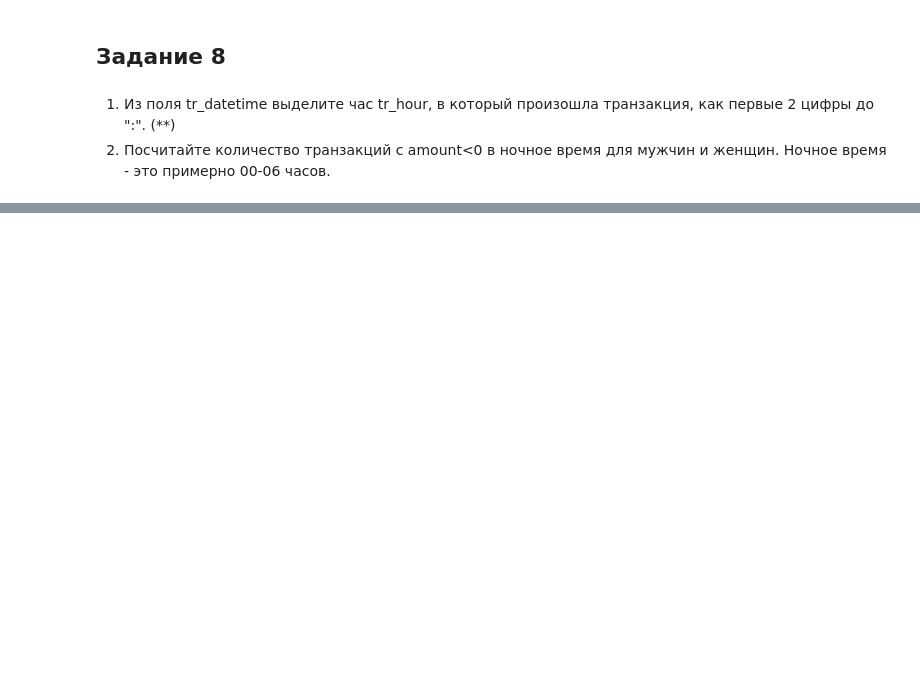
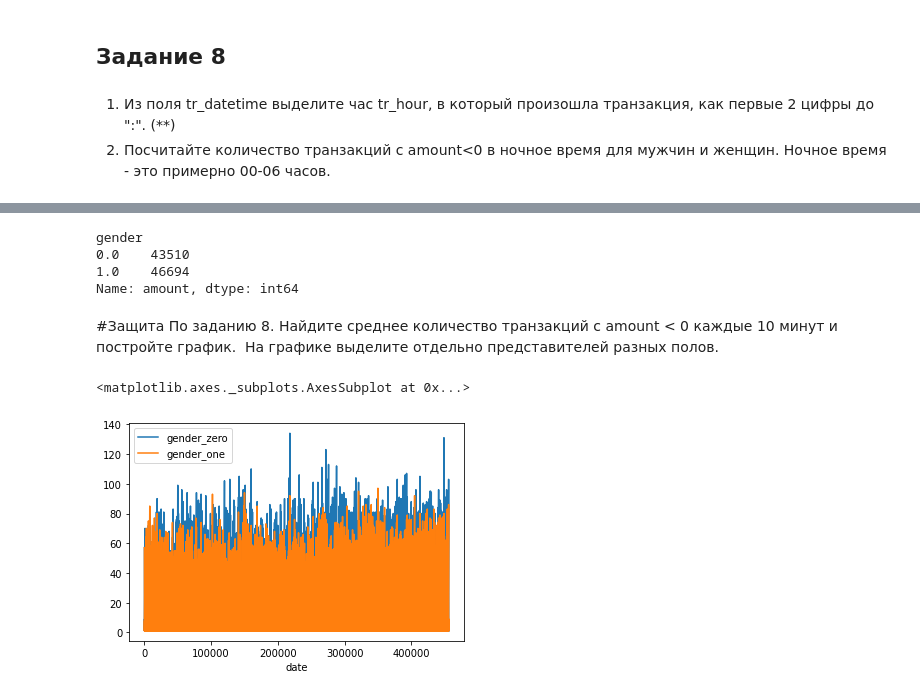
Before and after one commit to I-SER-I/I-SER-I-ITMO-ML-5-sem, a Jupyter notebook: Lab2.ipynb, the cells around one changed output, grey strips where cells are left out. Saved outputs shown, nothing was run; the diff lists cells and outputs as text; code cells hidden in the pictures; blank space fills up the shorter version.

````diff
--- a/Lab2.ipynb
+++ b/Lab2.ipynb
@@ -10,3 +15,8 @@ import numpy as np
+# %%
+transactions = pd.read_csv("/content/drive/MyDrive/Data/transactions.csv", nrows=1000000, sep=",")
+tr_types=pd.read_csv("/content/drive/MyDrive/Data/tr_types.csv", sep=";")
+gender_train=pd.read_csv("/content/drive/MyDrive/Data/gender_train.csv", sep=",")
+tr_mcc_codes=pd.read_csv("/content/drive/MyDrive/Data/tr_mcc_codes.csv", sep=";")
 # %% [markdown]
 ###  Описание данных
 #### Таблица ```transactions.csv```
@@ -138,3 +312,7 @@ transactions.shape
 # %% [markdown]
 1. Из поля tr_datetime выделите час tr_hour, в который произошла транзакция, как первые 2 цифры до ":". (\**)
 2. Посчитайте количество транзакций с amount<0 в ночное время для мужчин и женщин. Ночное время - это примерно 00-06 часов.
+# %%
+transactions[["tr_day", "tr_time"]] = transactions["tr_datetime"].str.split(" ", expand=True)
+transactions[["tr_hour", "tr_minute", "tr_second"]] = transactions["tr_time"].str.split(":", expand=True)
+transactions["tr_hour"]
@@ -140,0 +332,27 @@ transactions.shape
+# %%
+pattern = ((transactions["amount"] < 0) & (transactions["tr_hour"].astype(int) <= 6))
+transaction_count_groupby_gender_with_pattern = transactions[pattern].groupby("gender")["amount"].count()
+transaction_count_groupby_gender_with_pattern
+# %% [output]
+gender
+0.0    43510
+1.0    46694
+Name: amount, dtype: int64
+# %% [markdown]
+#Защита
+По заданию 8. Найдите среднее количество транзакций с amount < 0 каждые 10 минут и постройте график.
+На графике выделите отдельно представителей разных полов.
+# %%
+transactions["raw_datetime"] = transactions["tr_datetime"].str.replace(" ", "")
+transactions["date"] = transactions["raw_datetime"].str.replace(":", "").astype(int)
+transactions = transactions[transactions["amount"] < 0]
+transaction_count_ordered_by_gender_minutes = transactions.groupby([transactions["gender"],transactions["date"] // 1000])["tr_type"].count()
+# Почему 1000 так как мы убрали ":"" то будем число например 2100200 (т.е 2ой день 10ый час 02 минута 00 секунда) делить нацело на 1000 (10 минут 00 секунд)
+gender_zero = transaction_count_ordered_by_gender_minutes[0].reset_index()
+gender_one = transaction_count_ordered_by_gender_minutes[1].reset_index()
+# %%
+ax = gender_one.plot(x="date", y="tr_type", label="gender_zero")
+gender_zero.plot(x="date", y="tr_type", ax=ax, label="gender_one")
+# %% [output]
+<matplotlib.axes._subplots.AxesSubplot at 0x...>
+[figure, added]
````
Also changed, not shown: parts of 18 cells of this notebook.
